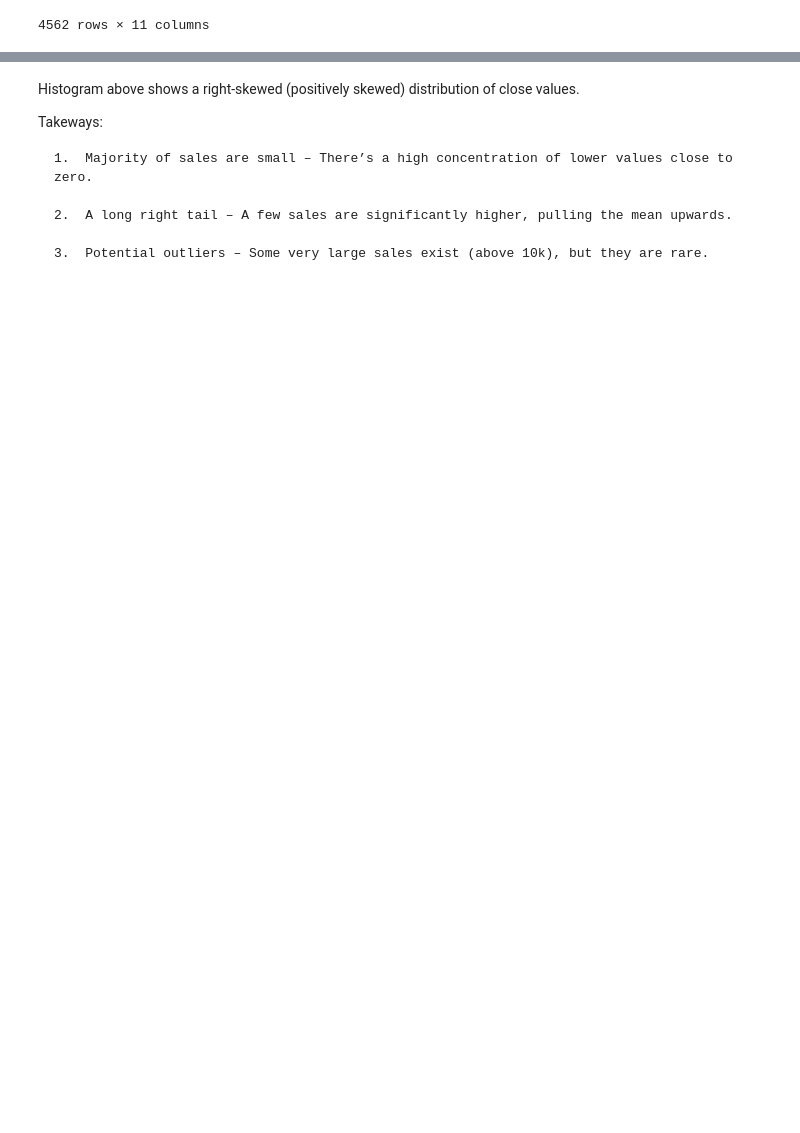
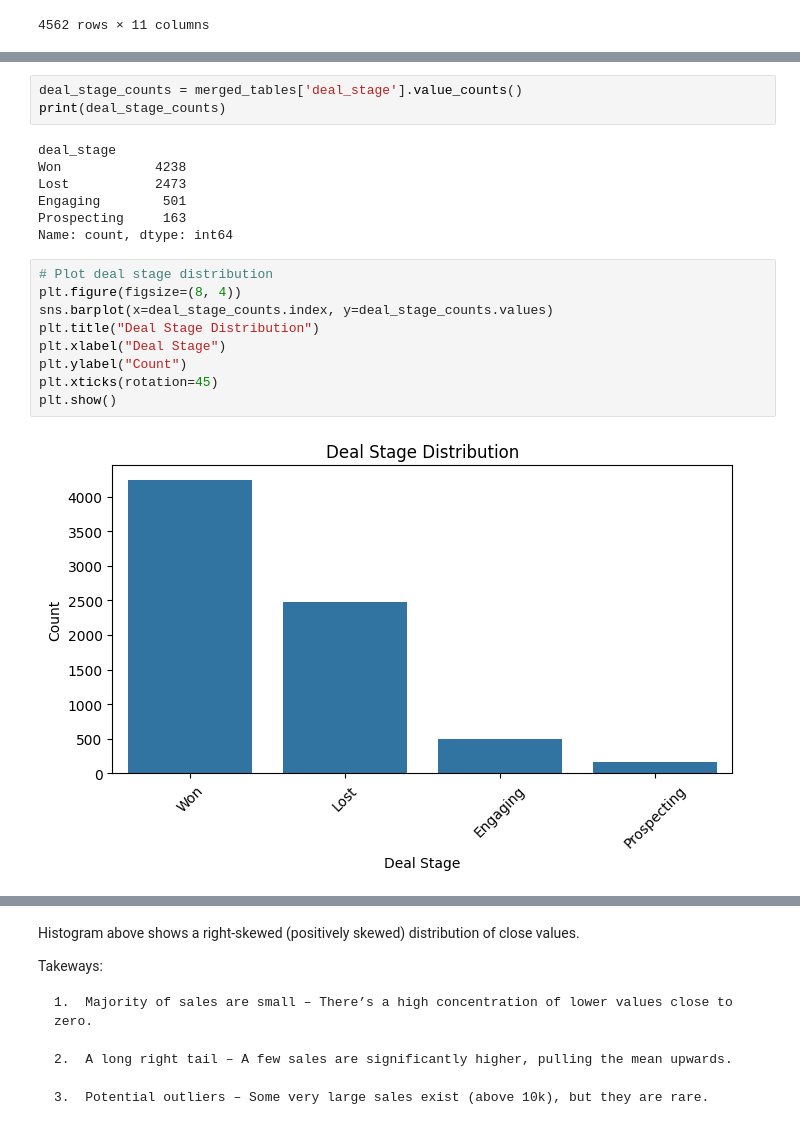
Before and after one commit to Sayocroft/sales-ops-auto, a Jupyter notebook: pipeline_accounts_merge.ipynb, the cells around one changed output, grey strips where cells are left out. Saved outputs shown, nothing was run; the diff lists cells and outputs as text; blank space fills up the shorter version.

```diff
--- a/pipeline_accounts_merge.ipynb
+++ b/pipeline_accounts_merge.ipynb
@@ -218,0 +252,21 @@ Name: close_value, dtype: float64
+# %%
+deal_stage_counts = merged_tables['deal_stage'].value_counts()
+print(deal_stage_counts)
+# %% [output]
+deal_stage
+Won            4238
+Lost           2473
+Engaging        501
+Prospecting     163
+Name: count, dtype: int64
+# %%
+# Plot deal stage distribution
+plt.figure(figsize=(8, 4))
+sns.barplot(x=deal_stage_counts.index, y=deal_stage_counts.values)
+plt.title("Deal Stage Distribution")
+plt.xlabel("Deal Stage")
+plt.ylabel("Count")
+plt.xticks(rotation=45)
+plt.show()
+# %% [output]
+[figure, added]
```
Also changed, not shown: parts of 34 cells of this notebook, 2 other files.
